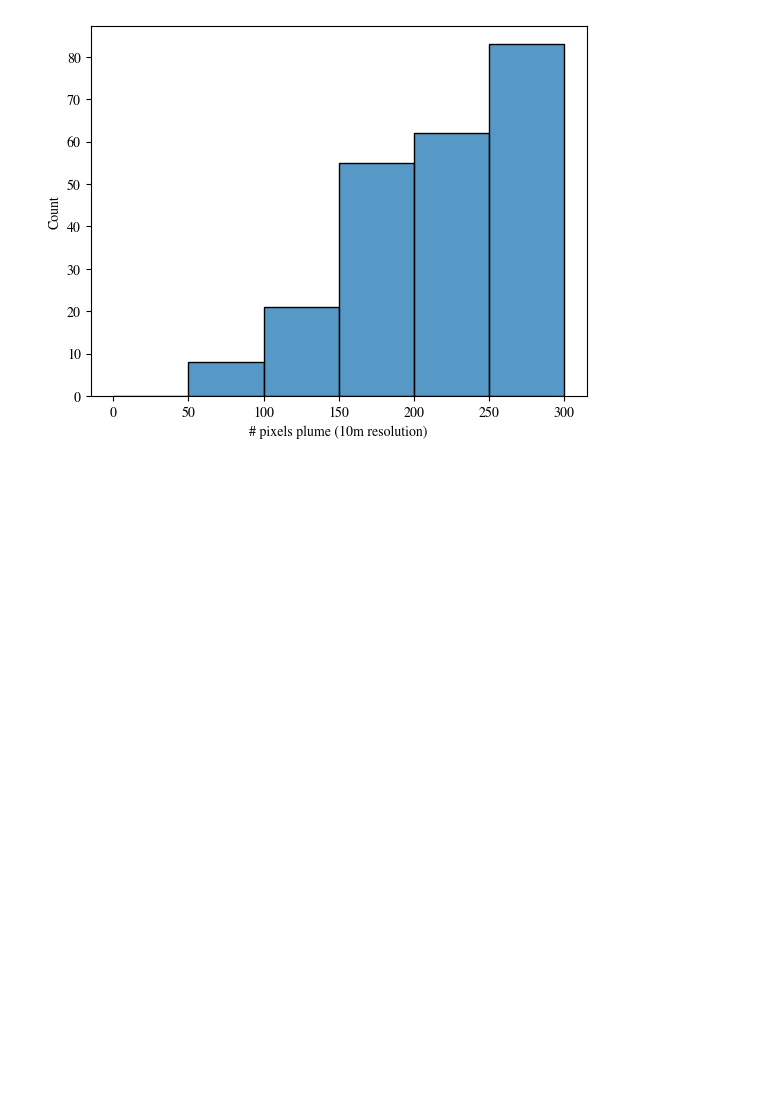
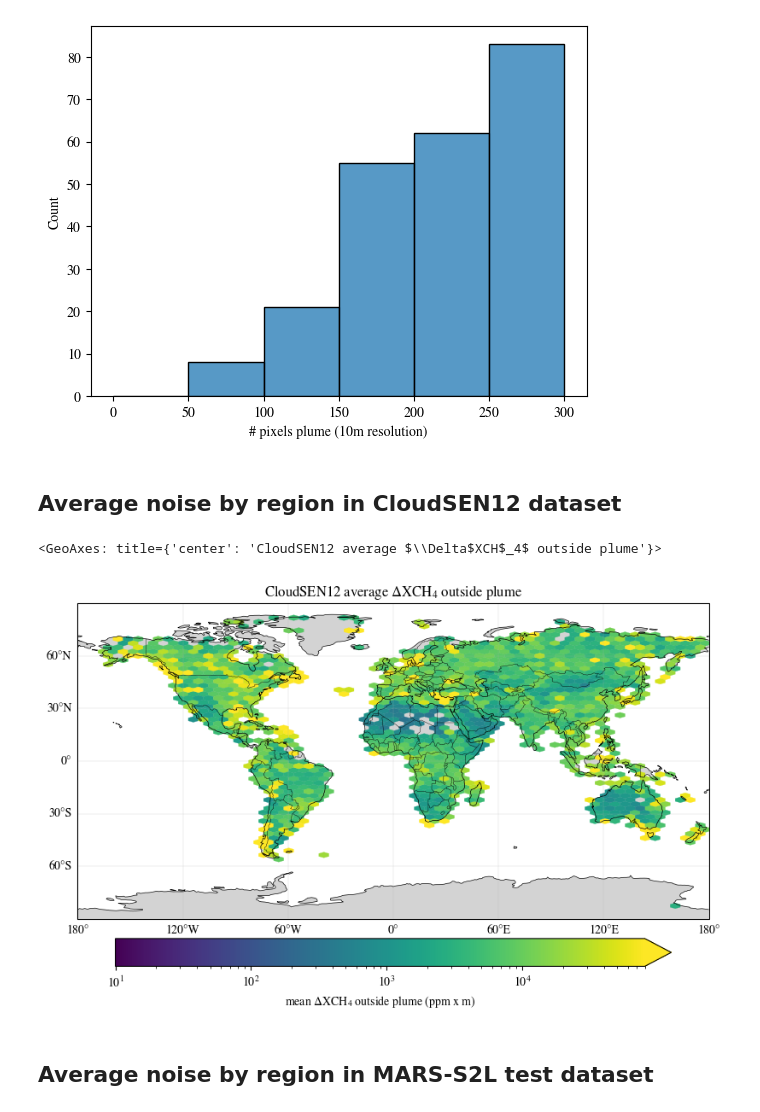
Before and after one commit to UNEP-IMEO-MARS/marss2l, a Jupyter notebook: notebooks/figures/stats_dataset_toareflectances.ipynb, the cells around one changed output. Saved outputs shown, nothing was run; the diff lists cells and outputs as text; code cells hidden in the pictures; blank space fills up the shorter version.

```diff
--- a/notebooks/figures/stats_dataset_toareflectances.ipynb
+++ b/notebooks/figures/stats_dataset_toareflectances.ipynb
@@ -125,13 +141,15 @@ cloudsen12.shape, cloudsen12_stats.shape
 # %%
-cloudsen12_stats = pd.merge(cloudsen12_stats,
-                           cloudsen12[["id_loc_image","ch4_fluxrate", "ch4_fluxrate_std", "country"]],
-                          on="id_loc_image")
-cloudsen12_stats["isplumestr"] = cloudsen12_stats.isplume.apply(lambda x: "YES" if x >.1 else "NO")
-cloudsen12_stats["ch4_fluxrate"] = 0
-cloudsen12_stats["Q"] = 0
-cloudsen12_stats["ch4_fluxrate_std"] = 0
-cloudsen12_stats["case_study"] = "CloudSEN12"
-cloudsen12_stats["MBMP_std_noplume"] = cloudsen12_stats["MBMP_std"]
-cloudsen12_stats["B12_mean_noplume"] = cloudsen12_stats["B12_mean"]
-cloudsen12_stats["ch4_std_noplume"] = cloudsen12_stats["ch4_std"]
-cloudsen12_stats["ch4_mean_noplume"] = cloudsen12_stats["ch4_mean"]
+cloudsen12_stats_merged = pd.merge(cloudsen12_stats,
+                           cloudsen12[["location_name","ch4_fluxrate", "ch4_fluxrate_std",
+                                        "country",'lon', 'lat', "observability"]],
+                          left_on="id_loc_image", right_on="location_name")
+cloudsen12_stats_merged["isplumestr"] = cloudsen12_stats_merged.isplume.apply(lambda x: "YES" if x >.1 else "NO")
+cloudsen12_stats_merged["ch4_fluxrate"] = 0
+cloudsen12_stats_merged["Q"] = 0
+cloudsen12_stats_merged["ch4_fluxrate_std"] = 0
+cloudsen12_stats_merged["case_study"] = "CloudSEN12"
+cloudsen12_stats_merged["MBMP_std_noplume"] = cloudsen12_stats_merged["MBMP_std"]
+cloudsen12_stats_merged["B12_mean_noplume"] = cloudsen12_stats_merged["B12_mean"]
+cloudsen12_stats_merged["ch4_std_noplume"] = cloudsen12_stats_merged["ch4_std"]
+cloudsen12_stats_merged["ch4_mean_noplume"] = cloudsen12_stats_merged["ch4_mean"]
+cloudsen12_stats_merged.shape
@@ -415,3 +501,24 @@ ax.set_xlabel("# pixels plume (10m resolution)")
 # %% [output]
 Text(0.5, 0, '# pixels plume (10m resolution)')
 [figure]
+# %% [markdown]
+## Average noise by region in CloudSEN12 dataset
+# %%
+from marss2l.plot import map_ch4_background
+from importlib import reload
+reload(map_ch4_background)
+
+units_out = "ppm x m"     # output units for the color scale, e.g. "ppb", "ppm", "ppm x m"
+plot_type = "hexbin"  # "hexbin" or "scatterplot"
+
+map_ch4_background.plot_ch4_background_map(
+    cloudsen12_stats_merged[cloudsen12_stats_merged.observability=="clear"],
+    units_out=units_out,
+    plot_type=plot_type,
+    title=r"CloudSEN12 average $\Delta$XCH$_4$ outside plume",
+)
+# %% [output]
+<GeoAxes: title={'center': 'CloudSEN12 average $\\Delta$XCH$_4$ outside plume'}>
+[figure, added]
+# %% [markdown]
+## Average noise by region in MARS-S2L test dataset
```
Also changed, not shown: parts of 23 cells of this notebook, 2 other files.
